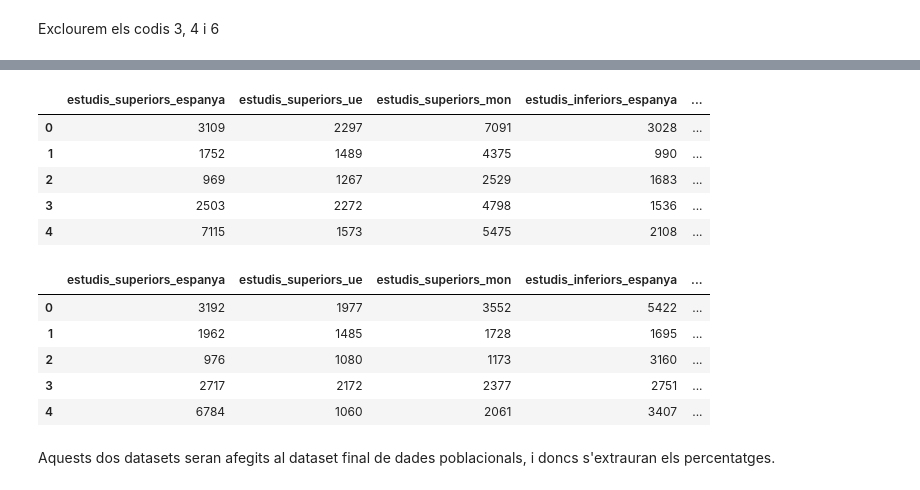
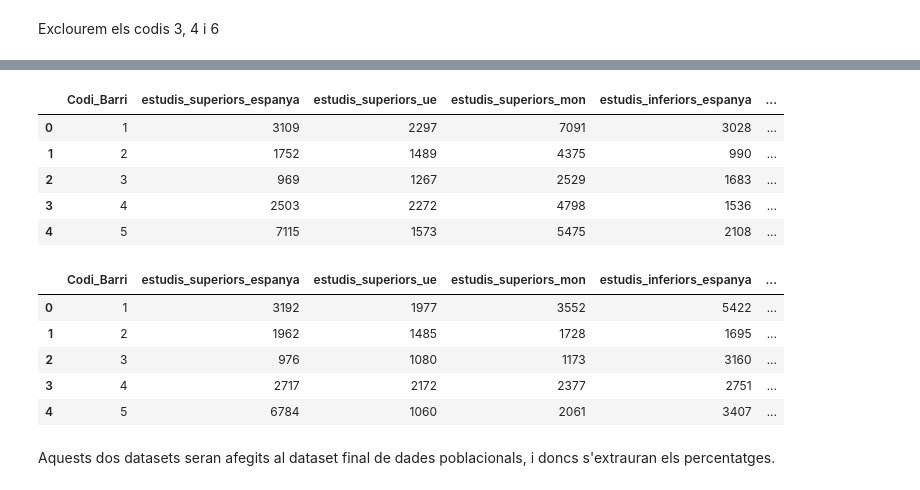
Before and after one commit to joseprau/tfm_gentrificacio_bcn, a Jupyter notebook: notebooks/ingestio_demografiques.ipynb, the cells around one changed output, grey strips where cells are left out. Saved outputs shown, nothing was run; the diff lists cells and outputs as text; code cells hidden in the pictures.

```diff
--- a/notebooks/data_ingestion.ipynb
+++ b/notebooks/ingestio_demografiques.ipynb
@@ -372,7 +378,7 @@ df_nacionalitats_25_pivot = df_nacionalitats_25_pivot.reset_index(drop=True)
 ## Estudis per Població (Esp, resta Unió Europea, Resta Món)
 Amb aquestes dades extraurem un indicador percentual per saber quina porció de població té estudis universitaris segons origen, amb focus entre població espanyola i europeus i resta del món. És una variable que alguns autors com Cocola Gant (2020) indiquen que pot ser un factor important per a la gentrificació.
 # %%
-df_estudis_raw_25 = pd.read_csv("../data/raw/2025_pad_mdb_niv-educa-esta_edat-lloc-naix.csv")
+df_estudis_raw_25 = pd.read_csv("../data/raw/estudis/2025_pad_mdb_niv-educa-esta_edat-lloc-naix.csv")
 df_estudis_raw_25.head()
 # %% [output]
 |  | Data_Referencia | Codi_Districte | Nom_Districte | Codi_Barri | Nom_Barri | Valor | NIV_EDUCA_esta | ... |
@@ -549,5 +555,5 @@ Exclourem els codis 3, 4 i 6
 df_estudis_25_filt = df_estudis_25_merged[~df_estudis_25_merged["Codi_Valor"].isin([3,4,6])]
 df_estudis_15_filt = df_estudis_15_merged[~df_estudis_15_merged["Codi_Valor"].isin([3,4,6])]
 # %%
-df_estudis_25_pivot = df_estudis_25_filt.pivot_table(index="Codi_Barri", columns=["Desc_Valor_CA", "custom_mapping_regio"], values="Valor", aggfunc = "sum",  fill_value=0)
-df_estudis_15_pivot = df_estudis_15_filt.pivot_table(index="Codi_Barri", columns=["Desc_Valor_CA", "custom_mapping_regio"], values="Valor", aggfunc = "sum", fill_value=0)
+df_estudis_25_pivot = df_estudis_25_filt.pivot_table(index="Codi_Barri", columns=["Desc_Valor_CA", "custom_mapping_regio"], values="Valor", aggfunc = "sum",  fill_value=0).reset_index()
+df_estudis_15_pivot = df_estudis_15_filt.pivot_table(index="Codi_Barri", columns=["Desc_Valor_CA", "custom_mapping_regio"], values="Valor", aggfunc = "sum", fill_value=0).reset_index()
@@ -554,43 +570,40 @@ df_estudis_15_pivot = df_estudis_15_filt.pivot_table(index="Codi_Barri", columns
 # %%
 # Neteja de columnes per claredat
 df_estudis_25_pivot.columns = [
-    f"{regio.replace("\xa0", " ").strip()}_edu_{nivell}" for regio, nivell in df_estudis_25_pivot.columns
+    nivell if nivell == "Codi_Barri" else f"{nivell.replace("\xa0", " ").strip()}_edu_{regio}" for nivell, regio in df_estudis_25_pivot.columns
 ]
 
 
 df_estudis_15_pivot.columns = [
-    f"{regio.replace("\xa0", " ").strip()}_edu_{nivell}" for regio, nivell in df_estudis_15_pivot.columns
+    nivell if nivell == "Codi_Barri" else f"{nivell.replace("\xa0", " ").strip()}_edu_{regio}" for nivell, regio in df_estudis_15_pivot.columns
 ]
 # %%
 df_estudis_25_pivot.columns.name = None
-df_estudis_25_pivot = df_estudis_25_pivot.reset_index()
-
 df_estudis_15_pivot.columns.name = None
-df_estudis_15_pivot = df_estudis_15_pivot.reset_index()
 # %%
 # Netejem per preparar per als joins posteriors
 # Canvi de noms
 df_estudis_25_pivot = df_estudis_25_pivot.rename(columns =
                                                  {"Estudis universitaris, CFGS grau superior_edu_Espanya": "estudis_superiors_espanya",
                                                   "Estudis universitaris, CFGS grau superior_edu_Resta de la Unió Europea": "estudis_superiors_ue",
                                                   "Estudis universitaris, CFGS grau superior_edu_Resta del món": "estudis_superiors_mon"
                                                   })
 
 # Càlcul de columnes
 df_estudis_25_pivot["estudis_inferiors_espanya"] = df_estudis_25_pivot["Sense estudis_edu_Espanya"] + df_estudis_25_pivot["Estudis primaris, certificat d'escolaritat, EGB_edu_Espanya"]
 df_estudis_25_pivot["estudis_inferiors_ue"] = df_estudis_25_pivot["Sense estudis_edu_Resta de la Unió Europea"] + df_estudis_25_pivot["Estudis primaris, certificat d'escolaritat, EGB_edu_Resta de la Unió Europea"]
 df_estudis_25_pivot["estudis_inferiors_mon"] = df_estudis_25_pivot["Sense estudis_edu_Resta del món"] + df_estudis_25_pivot["Estudis primaris, certificat d'escolaritat, EGB_edu_Resta del món"]
 
 # Eliminem columnes redundants
-df_estudis_25_clean = df_estudis_25_pivot.drop(columns= [col for col in df_estudis_25_pivot.columns if not col.startswith("estudis_superiors") and not col.startswith("estudis_inferiors")])
+df_estudis_25_clean = df_estudis_25_pivot.drop(columns= [col for col in df_estudis_25_pivot.columns if not col.startswith("estudis_superiors") and not col.startswith("estudis_inferiors") and col != "Codi_Barri"])
 df_estudis_25_clean.head()
 # %% [output]
-|  | estudis_superiors_espanya | estudis_superiors_ue | estudis_superiors_mon | estudis_inferiors_espanya | ... |
-| 0 | 3109 | 2297 | 7091 | 3028 | ... |
-| 1 | 1752 | 1489 | 4375 | 990 | ... |
-| 2 | 969 | 1267 | 2529 | 1683 | ... |
-| 3 | 2503 | 2272 | 4798 | 1536 | ... |
-| 4 | 7115 | 1573 | 5475 | 2108 | ... |
+|  | Codi_Barri | estudis_superiors_espanya | estudis_superiors_ue | estudis_superiors_mon | estudis_inferiors_espanya | ... |
+| 0 | 1 | 3109 | 2297 | 7091 | 3028 | ... |
+| 1 | 2 | 1752 | 1489 | 4375 | 990 | ... |
+| 2 | 3 | 969 | 1267 | 2529 | 1683 | ... |
+| 3 | 4 | 2503 | 2272 | 4798 | 1536 | ... |
+| 4 | 5 | 7115 | 1573 | 5475 | 2108 | ... |
 # %%
 # Netejem per preparar per als joins posteriors
 # Canvi de noms
@@ -606,15 +619,15 @@ df_estudis_15_pivot["estudis_inferiors_ue"] = df_estudis_15_pivot["Sense estudis
 df_estudis_15_pivot["estudis_inferiors_mon"] = df_estudis_15_pivot["Sense estudis_edu_Resta del món"] + df_estudis_15_pivot["Estudis primaris, certificat d'escolaritat, EGB_edu_Resta del món"]
 
 # Eliminem columnes redundants
-df_estudis_15_clean = df_estudis_15_pivot.drop(columns= [col for col in df_estudis_15_pivot.columns if not col.startswith("estudis_superiors") and not col.startswith("estudis_inferiors")])
+df_estudis_15_clean = df_estudis_15_pivot.drop(columns= [col for col in df_estudis_15_pivot.columns if not col.startswith("estudis_superiors") and not col.startswith("estudis_inferiors") and col != "Codi_Barri"])
 df_estudis_15_clean.head()
 # %% [output]
-|  | estudis_superiors_espanya | estudis_superiors_ue | estudis_superiors_mon | estudis_inferiors_espanya | ... |
-| 0 | 3192 | 1977 | 3552 | 5422 | ... |
-| 1 | 1962 | 1485 | 1728 | 1695 | ... |
-| 2 | 976 | 1080 | 1173 | 3160 | ... |
-| 3 | 2717 | 2172 | 2377 | 2751 | ... |
-| 4 | 6784 | 1060 | 2061 | 3407 | ... |
+|  | Codi_Barri | estudis_superiors_espanya | estudis_superiors_ue | estudis_superiors_mon | estudis_inferiors_espanya | ... |
+| 0 | 1 | 3192 | 1977 | 3552 | 5422 | ... |
+| 1 | 2 | 1962 | 1485 | 1728 | 1695 | ... |
+| 2 | 3 | 976 | 1080 | 1173 | 3160 | ... |
+| 3 | 4 | 2717 | 2172 | 2377 | 2751 | ... |
+| 4 | 5 | 6784 | 1060 | 2061 | 3407 | ... |
 # %% [markdown]
 Aquests dos datasets seran afegits al dataset final de dades poblacionals, i doncs s'extrauran els percentatges.
 # %% [markdown]
```
Also changed, not shown: parts of 32 cells of this notebook, 5 other files.
